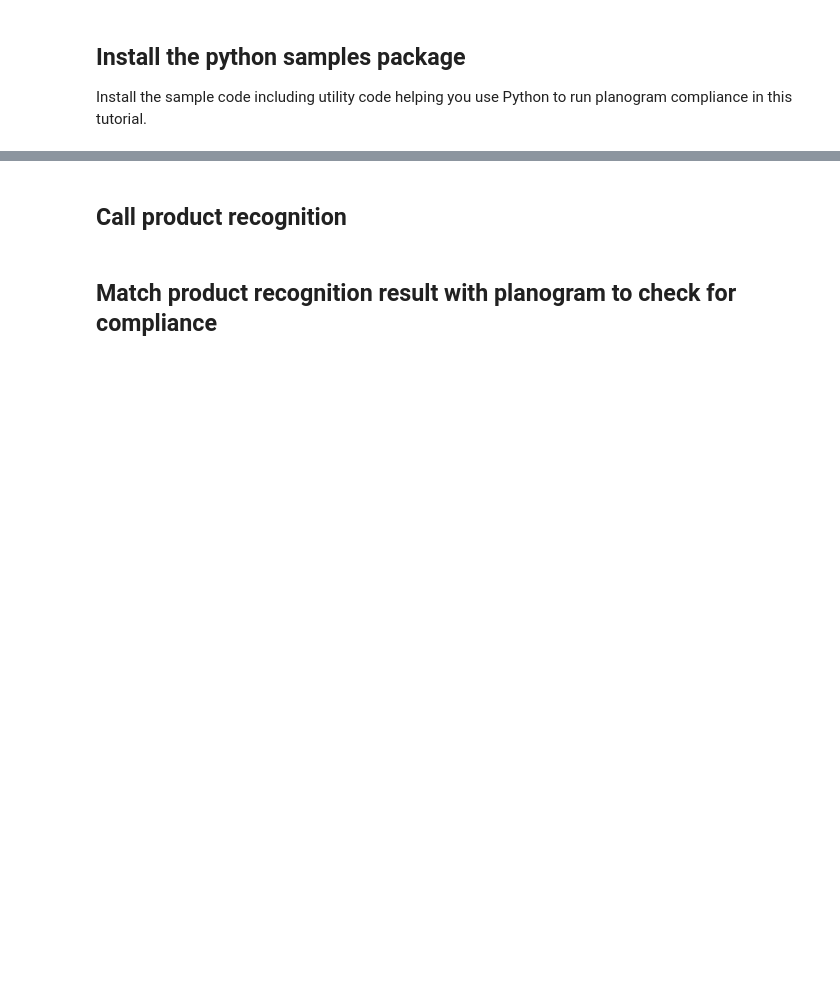
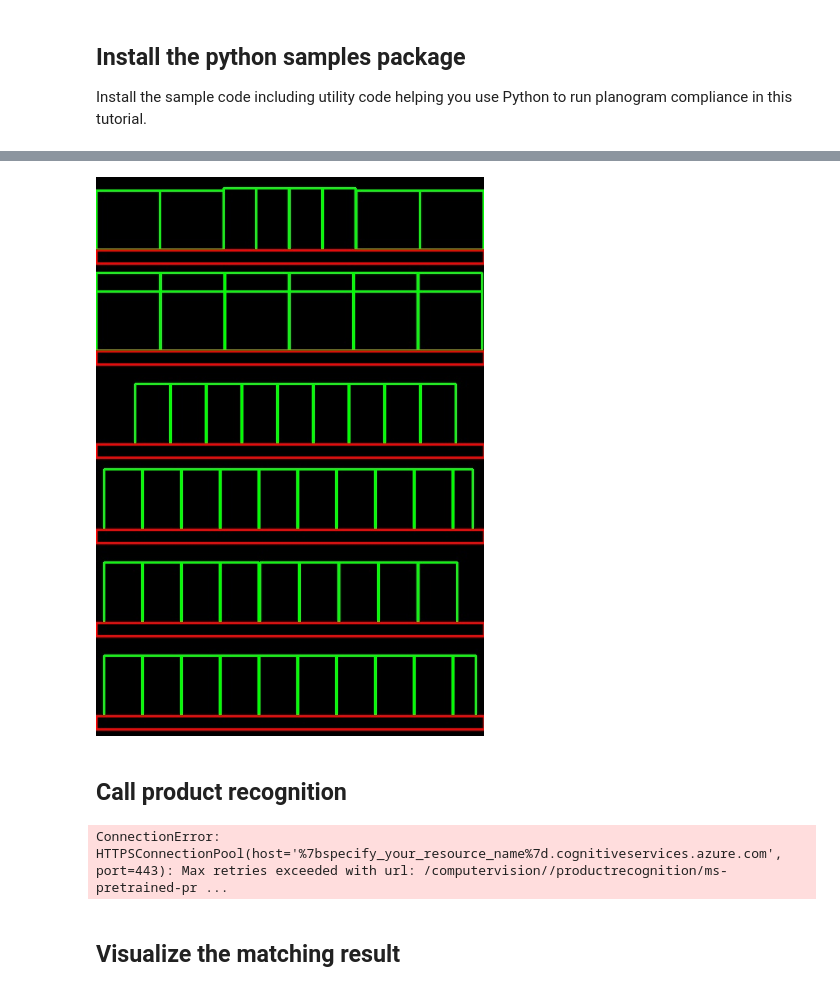
Before and after one commit to Azure-Samples/cognitive-service-vision-model-customization-python-samples, a Jupyter notebook: docs/product_recognition/cognitive_service_vision_planogram_compliance.ipynb, the cells around one changed output, grey strips where cells are left out. Drawn from its saved outputs; the diff is of its cells as text; code cells hidden in the pictures; blank space fills up the shorter version.

Commit message:
add planogram notebook

```diff
--- a/docs/product_recognition/cognitive_service_vision_planogram_compliance.ipynb
+++ b/docs/product_recognition/cognitive_service_vision_planogram_compliance.ipynb
@@ -46,4 +44,34 @@ Sample planogram
+# %%
+from cognitive_service_vision_model_customization_python_samples.tools import visualize_planogram
+from IPython.display import Image
+
+input_filename = './resources/sample_planogram.json'
+output_filename = './resources/rendered_sample_planogram.jpg'
+visualize_planogram(input_filename, output_filename)
+Image(output_filename)
+# %% [output]
+[figure, added]
 # %% [markdown]
 ## Call product recognition
-# %% [markdown]
-## Match product recognition result with planogram to check for compliance
+# %%
+import uuid
+from cognitive_service_vision_model_customization_python_samples.clients import ProductRecognitionClient
+from cognitive_service_vision_model_customization_python_samples.models import ProductRecognition
+
+client = ProductRecognitionClient(resource_type, resource_name, multi_service_endpoint, resource_key)
+run_name = str(uuid.uuid4())
+model_name = 'ms-pretrained-product-detection'
+run = ProductRecognition(run_name, model_name)
+
+with open('./resources/sample_image.jpg', 'rb') as f:
+    img = f.read()
+
+try:
+    client.create_run(run, img, 'image/png')
+    client.wait_for_completion(run_name, model_name)
+finally:
+    client.delete_run(run_name, model_name)
+# %% [output]
+ConnectionError: HTTPSConnectionPool(host='%7bspecify_your_resource_name%7d.cognitiveservices.azure.com', port=443): Max retries exceeded with url: /computervision//productrecognition/ms-pretrained-pr ...
+# %% [markdown]
+## Visualize the matching result
```
Also changed, not shown: parts of 3 cells of this notebook.
